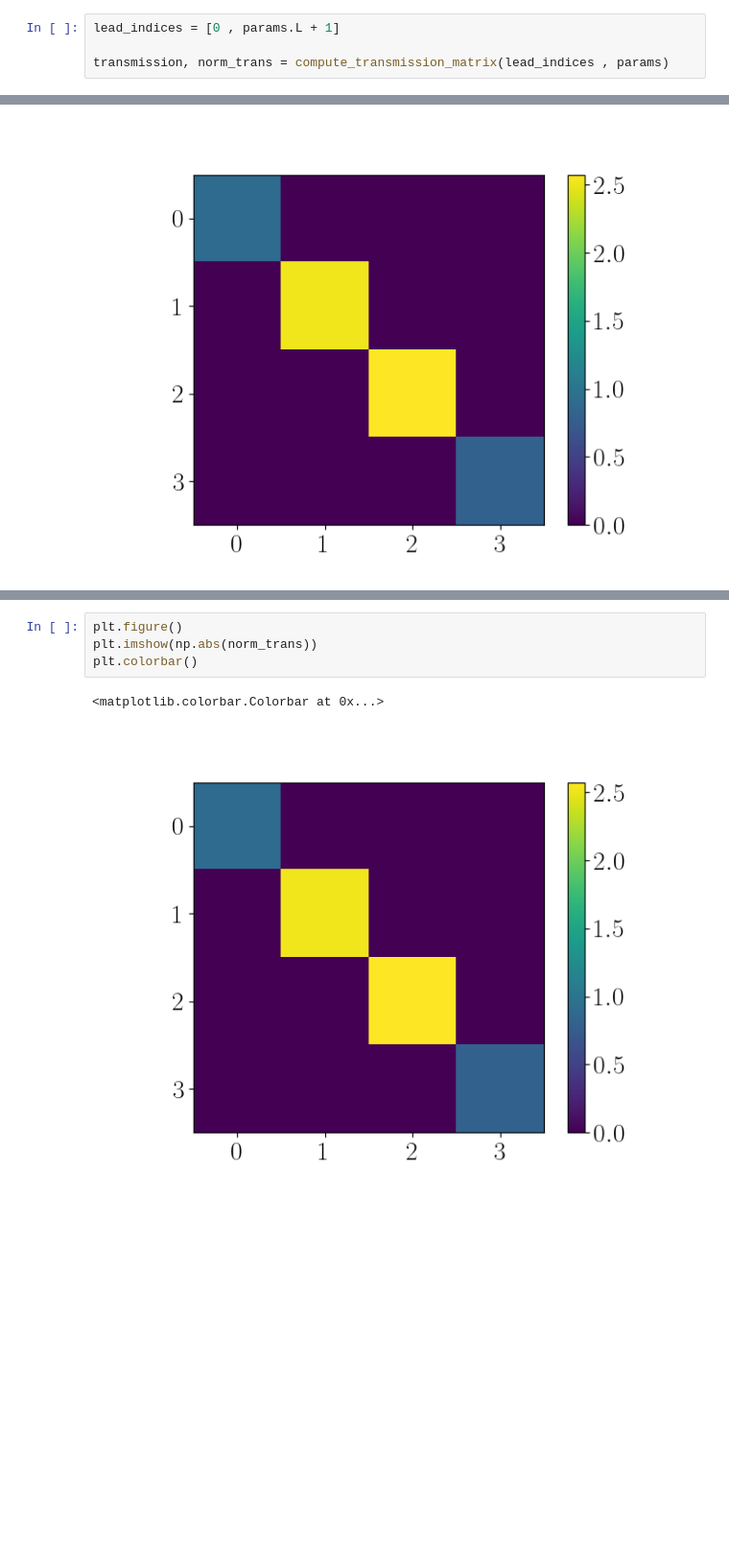
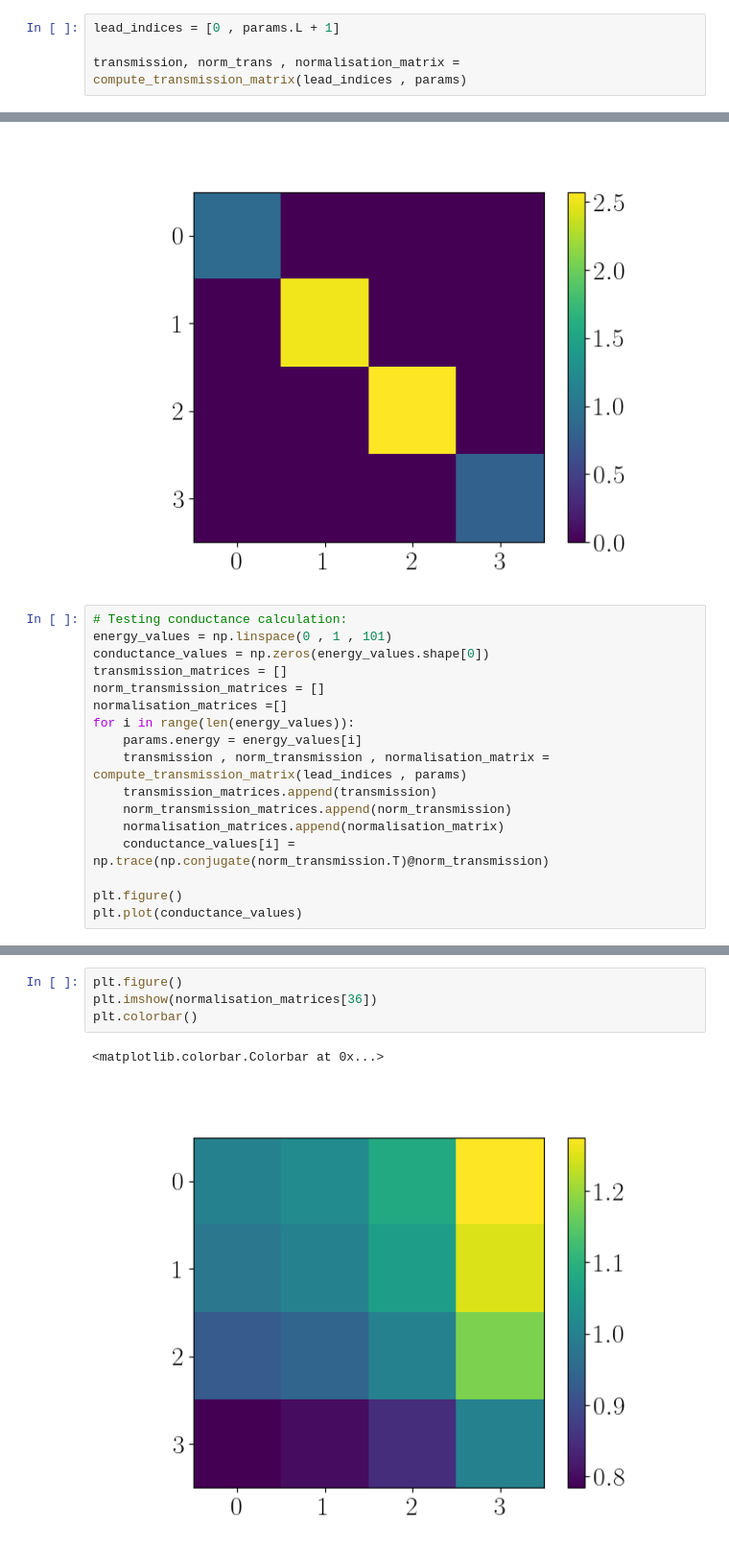
Before and after one commit to krishtoffel99/Josephson-Investigations-Old, a Jupyter notebook: Josephson effect and Supercurrents/diagnostics_2.ipynb, the cells around one changed output, grey strips where cells are left out. Shown at 96% size. Drawn from its saved outputs; the diff is of its cells as text; blank space fills up the shorter version.

```diff
--- a/Josephson effect and Supercurrents/diagnostics_2.ipynb
+++ b/Josephson effect and Supercurrents/diagnostics_2.ipynb
@@ -212,7 +223,7 @@ def compute_transmission_matrix(lead_indices , params):
 # %%
 lead_indices = [0 , params.L + 1]
 
-transmission, norm_trans = compute_transmission_matrix(lead_indices , params)
+transmission, norm_trans , normalisation_matrix = compute_transmission_matrix(lead_indices , params)
 # %%
 plt.figure()
 plt.imshow(np.abs(transmission))
@@ -220,3 +231,20 @@ plt.colorbar()
 # %% [output]
 <matplotlib.colorbar.Colorbar at 0x...>
 [figure]
+# %%
+# Testing conductance calculation:
+energy_values = np.linspace(0 , 1 , 101)
+conductance_values = np.zeros(energy_values.shape[0])
+transmission_matrices = []
+norm_transmission_matrices = []
+normalisation_matrices =[]
+for i in range(len(energy_values)):
+    params.energy = energy_values[i]
+    transmission , norm_transmission , normalisation_matrix = compute_transmission_matrix(lead_indices , params)
+    transmission_matrices.append(transmission)
+    norm_transmission_matrices.append(norm_transmission)
+    normalisation_matrices.append(normalisation_matrix)
+    conductance_values[i] = np.trace(np.conjugate(norm_transmission.T)@norm_transmission)
+
+plt.figure()
+plt.plot(conductance_values)
@@ -223,7 +254,7 @@ plt.colorbar()
 # %%
 plt.figure()
-plt.imshow(np.abs(norm_trans))
+plt.imshow(normalisation_matrices[36])
 plt.colorbar()
 # %% [output]
 <matplotlib.colorbar.Colorbar at 0x...>
-[figure, old version]
+[figure, new version]
```
Also changed, not shown: parts of 2 cells of this notebook.
